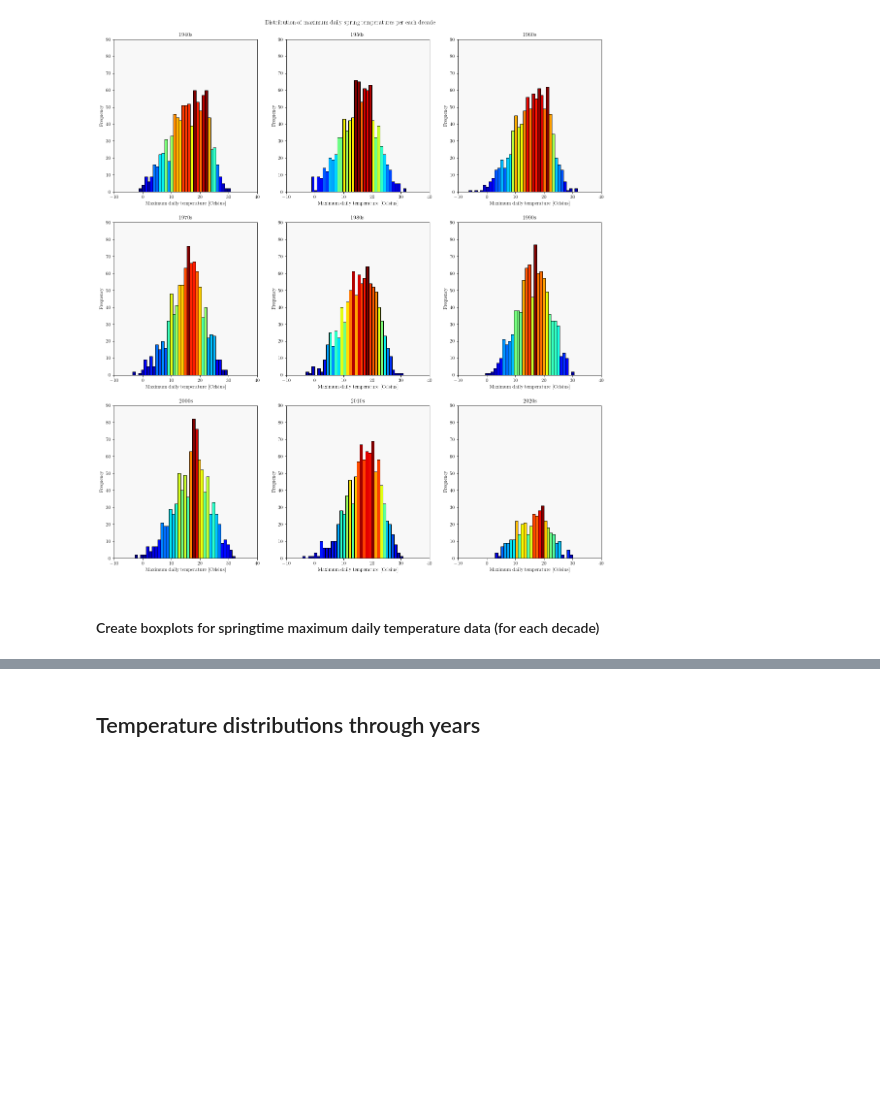
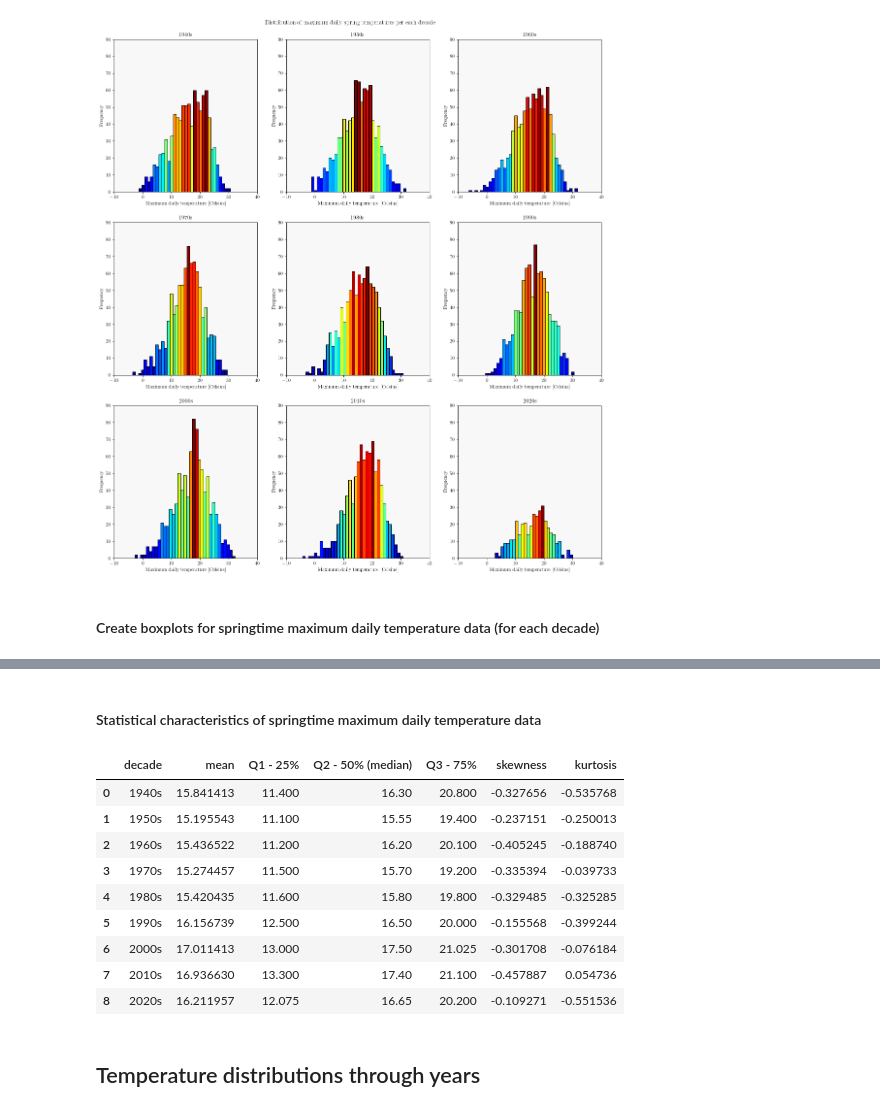
Before and after one commit to cimbaIG/Weather_data_Zagreb, a Jupyter notebook: weather_data_zagreb.ipynb, the cells around one changed output, grey strips where cells are left out. Drawn from its saved outputs; the diff is of its cells as text; code cells hidden in the pictures; blank space fills up the shorter version.

Commit message:
Statistical characteristics of spring time max daily temp data

```diff
--- a/weather_data_zagreb.ipynb
+++ b/weather_data_zagreb.ipynb
@@ -1400,3 +1400,32 @@ plt.savefig('boxplot_of_max_daily_temperatures_for_spring_period_per_each_decade
+# %% [markdown]
+#### Statistical characteristics of springtime maximum daily temperature data
+# %%
+# Create dataframe to store data in
+stat_chars_of_spring_max_temps = pd.DataFrame(columns=["decade", "mean", "Q1 - 25%", "Q2 - 50% (median)", "Q3 - 75%", "skewness", "kurtosis"])
+
+# Iterate through dictionary and determine statistical characteristics of decade data
+for key in max_spring_temp_data_by_decade:
+    stat_chars_of_spring_max_temps = stat_chars_of_spring_max_temps.append({"decade": max_spring_temp_data_by_decade[key][1],
+                                                                            "mean": max_spring_temp_data_by_decade[key][0].mean(),
+                                                                            "Q1 - 25%": max_spring_temp_data_by_decade[key][0].quantile([0.25, 0.5, 0.75])[0.25],
+                                                                            "Q2 - 50% (median)": max_spring_temp_data_by_decade[key][0].quantile([0.25, 0.5, 0.75])[0.5],
+                                                                            "Q3 - 75%": max_spring_temp_data_by_decade[key][0].quantile([0.25, 0.5, 0.75])[0.75],
+                                           "skewness": skew(max_spring_temp_data_by_decade[key][0], axis=0, bias=True),
+                                           "kurtosis": kurtosis(max_spring_temp_data_by_decade[key][0], axis=0, bias=True)}, ignore_index=True)
+
+# Print dataframe
+stat_chars_of_spring_max_temps
+# %% [output]
+|  | decade | mean | Q1 - 25% | Q2 - 50% (median) | Q3 - 75% | skewness | kurtosis |
+| 0 | 1940s | 15.841413 | 11.400 | 16.30 | 20.800 | -0.327656 | -0.535768 |
+| 1 | 1950s | 15.195543 | 11.100 | 15.55 | 19.400 | -0.237151 | -0.250013 |
+| 2 | 1960s | 15.436522 | 11.200 | 16.20 | 20.100 | -0.405245 | -0.188740 |
+| 3 | 1970s | 15.274457 | 11.500 | 15.70 | 19.200 | -0.335394 | -0.039733 |
+| 4 | 1980s | 15.420435 | 11.600 | 15.80 | 19.800 | -0.329485 | -0.325285 |
+| 5 | 1990s | 16.156739 | 12.500 | 16.50 | 20.000 | -0.155568 | -0.399244 |
+| 6 | 2000s | 17.011413 | 13.000 | 17.50 | 21.025 | -0.301708 | -0.076184 |
+| 7 | 2010s | 16.936630 | 13.300 | 17.40 | 21.100 | -0.457887 | 0.054736 |
+| 8 | 2020s | 16.211957 | 12.075 | 16.65 | 20.200 | -0.109271 | -0.551536 |
 # %% [markdown]
 ## Temperature distributions through years
 # %% [markdown]
```
Also changed, not shown: parts of 3 cells of this notebook, 23 other files.
